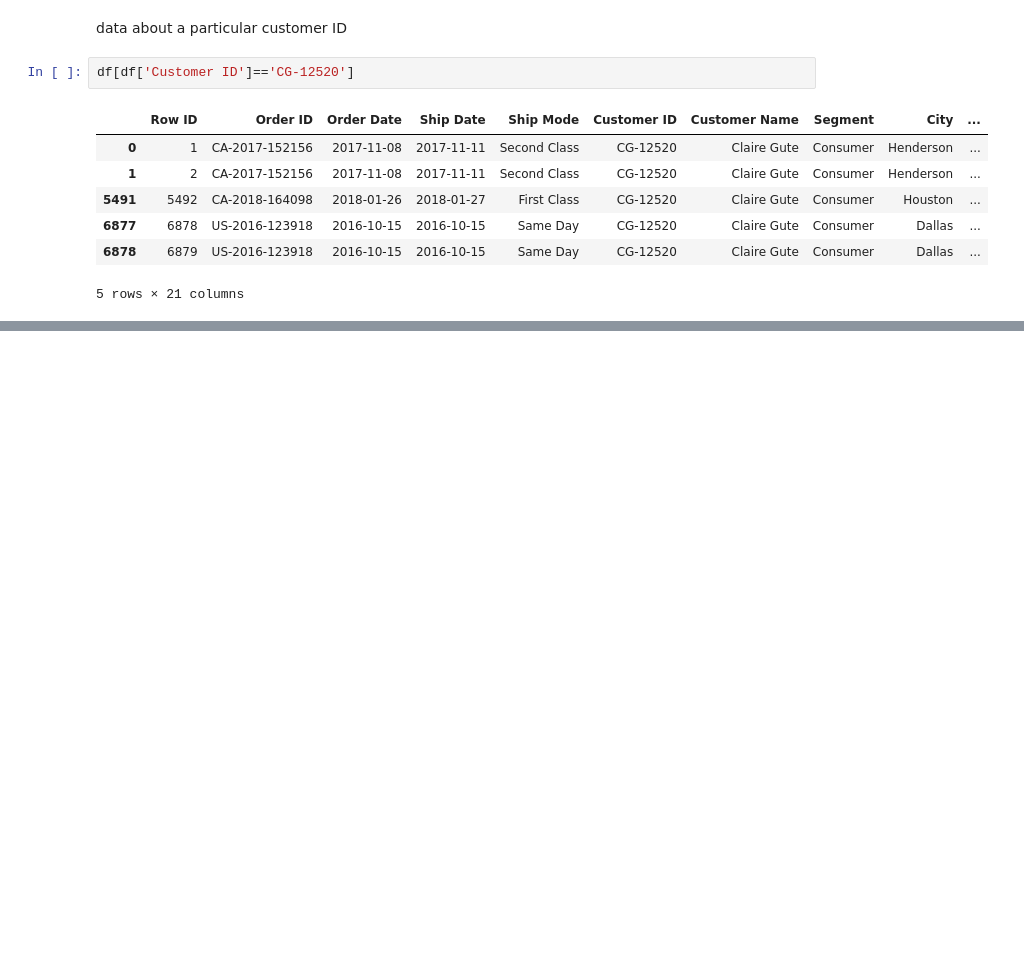
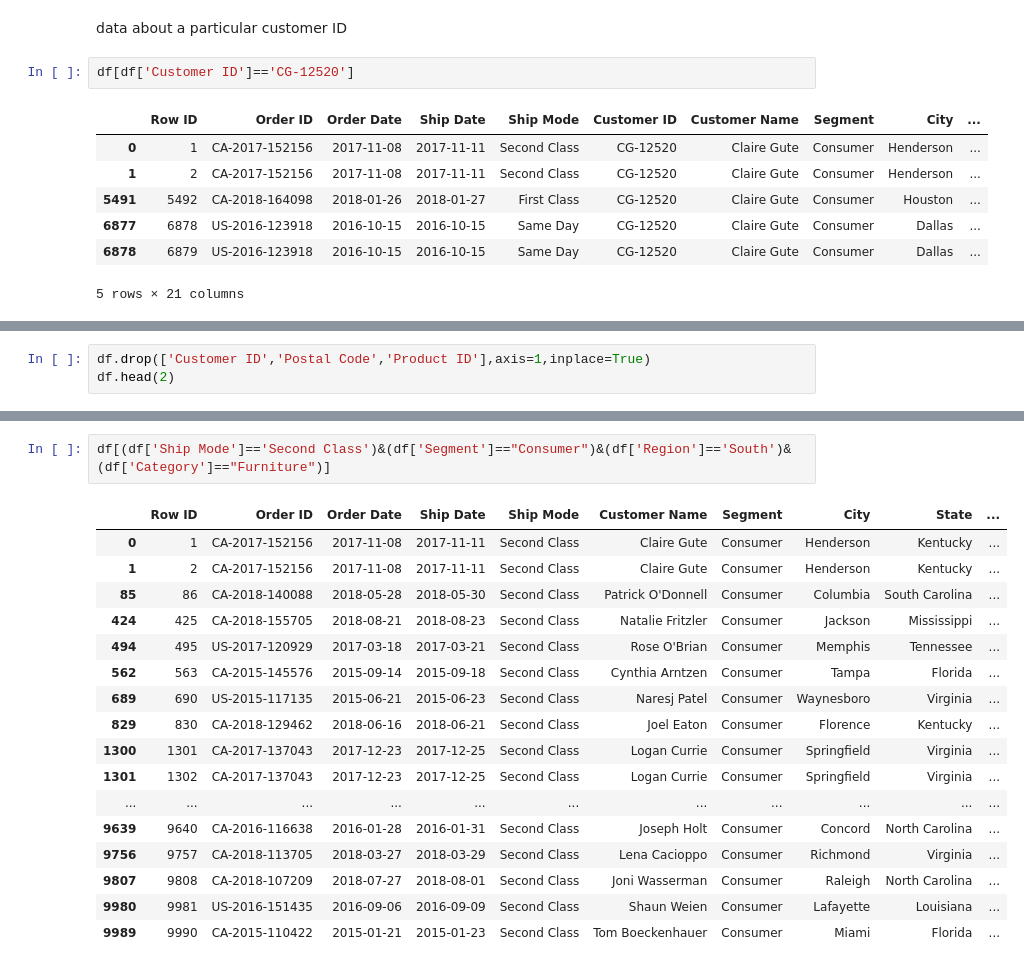
Before and after one commit to albertodavincishekhawat/DSpython, a Jupyter notebook: 2. Pandas.ipynb, the cells around one changed output, grey strips where cells are left out. Drawn from its saved outputs; the diff is of its cells as text; blank space fills up the shorter version.

```diff
--- a/2. Pandas.ipynb
+++ b/2. Pandas.ipynb
@@ -1397,0 +1387,3 @@ df.drop
+# %%
+df.drop(['Customer ID','Postal Code','Product ID'],axis=1,inplace=True)
+df.head(2)
@@ -1397,0 +1504,20 @@ df.drop
+# %%
+df[(df['Ship Mode']=='Second Class')&(df['Segment']=="Consumer")&(df['Region']=='South')&(df['Category']=="Furniture")]
+# %% [output]
+|  | Row ID | Order ID | Order Date | Ship Date | Ship Mode | Customer Name | Segment | City | State | ... |
+| 0 | 1 | CA-2017-152156 | 2017-11-08 | 2017-11-11 | Second Class | Claire Gute | Consumer | Henderson | Kentucky | ... |
+| 1 | 2 | CA-2017-152156 | 2017-11-08 | 2017-11-11 | Second Class | Claire Gute | Consumer | Henderson | Kentucky | ... |
+| 85 | 86 | CA-2018-140088 | 2018-05-28 | 2018-05-30 | Second Class | Patrick O'Donnell | Consumer | Columbia | South Carolina | ... |
+| 424 | 425 | CA-2018-155705 | 2018-08-21 | 2018-08-23 | Second Class | Natalie Fritzler | Consumer | Jackson | Mississippi | ... |
+| 494 | 495 | US-2017-120929 | 2017-03-18 | 2017-03-21 | Second Class | Rose O'Brian | Consumer | Memphis | Tennessee | ... |
+| 562 | 563 | CA-2015-145576 | 2015-09-14 | 2015-09-18 | Second Class | Cynthia Arntzen | Consumer | Tampa | Florida | ... |
+| 689 | 690 | US-2015-117135 | 2015-06-21 | 2015-06-23 | Second Class | Naresj Patel | Consumer | Waynesboro | Virginia | ... |
+| 829 | 830 | CA-2018-129462 | 2018-06-16 | 2018-06-21 | Second Class | Joel Eaton | Consumer | Florence | Kentucky | ... |
+| 1300 | 1301 | CA-2017-137043 | 2017-12-23 | 2017-12-25 | Second Class | Logan Currie | Consumer | Springfield | Virginia | ... |
+| 1301 | 1302 | CA-2017-137043 | 2017-12-23 | 2017-12-25 | Second Class | Logan Currie | Consumer | Springfield | Virginia | ... |
+| ... | ... | ... | ... | ... | ... | ... | ... | ... | ... | ... |
+| 9639 | 9640 | CA-2016-116638 | 2016-01-28 | 2016-01-31 | Second Class | Joseph Holt | Consumer | Concord | North Carolina | ... |
+| 9756 | 9757 | CA-2018-113705 | 2018-03-27 | 2018-03-29 | Second Class | Lena Cacioppo | Consumer | Richmond | Virginia | ... |
+| 9807 | 9808 | CA-2018-107209 | 2018-07-27 | 2018-08-01 | Second Class | Joni Wasserman | Consumer | Raleigh | North Carolina | ... |
+| 9980 | 9981 | US-2016-151435 | 2016-09-06 | 2016-09-09 | Second Class | Shaun Weien | Consumer | Lafayette | Louisiana | ... |
+| 9989 | 9990 | CA-2015-110422 | 2015-01-21 | 2015-01-23 | Second Class | Tom Boeckenhauer | Consumer | Miami | Florida | ... |
```
Also changed, not shown: parts of 41 cells of this notebook, 2 other files.
